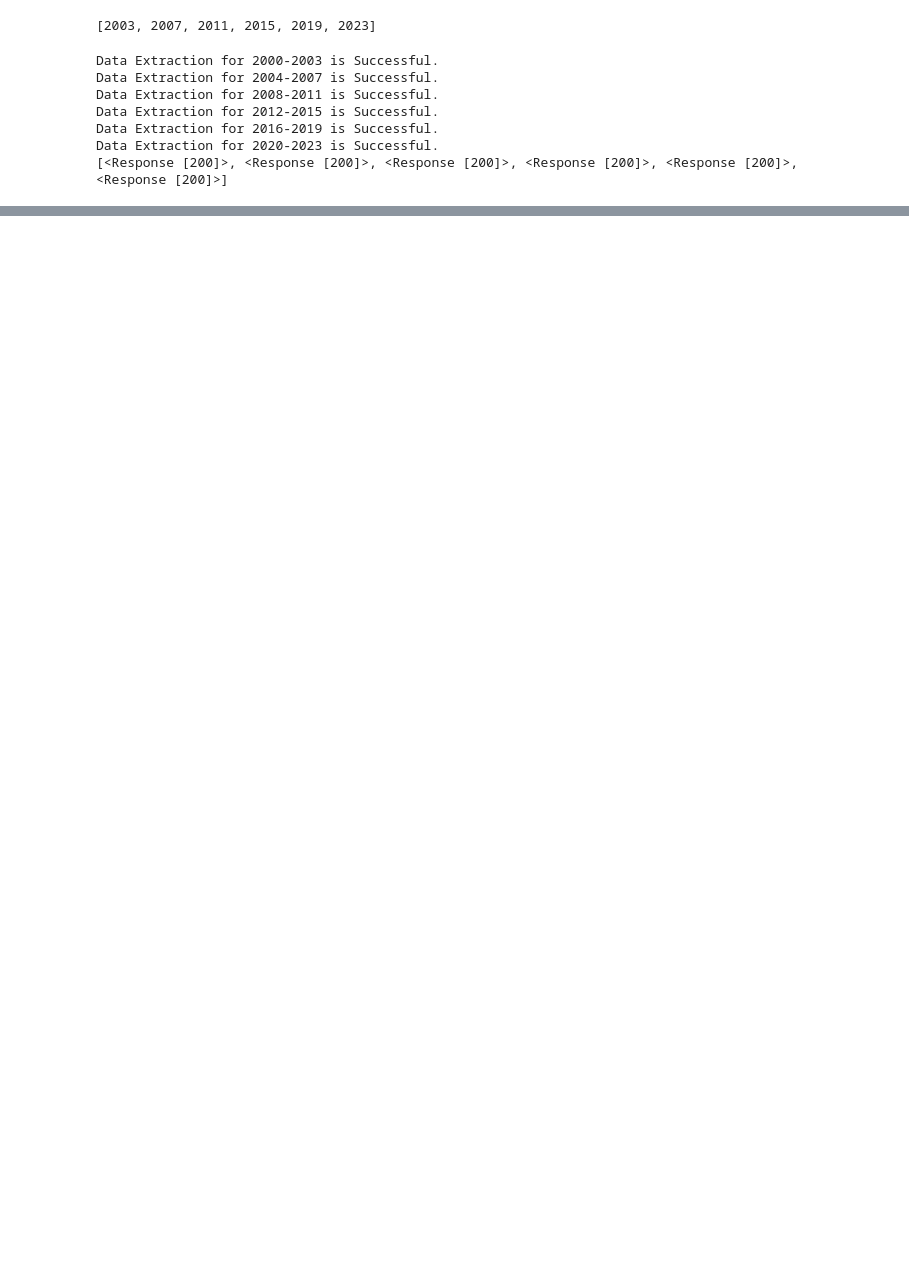
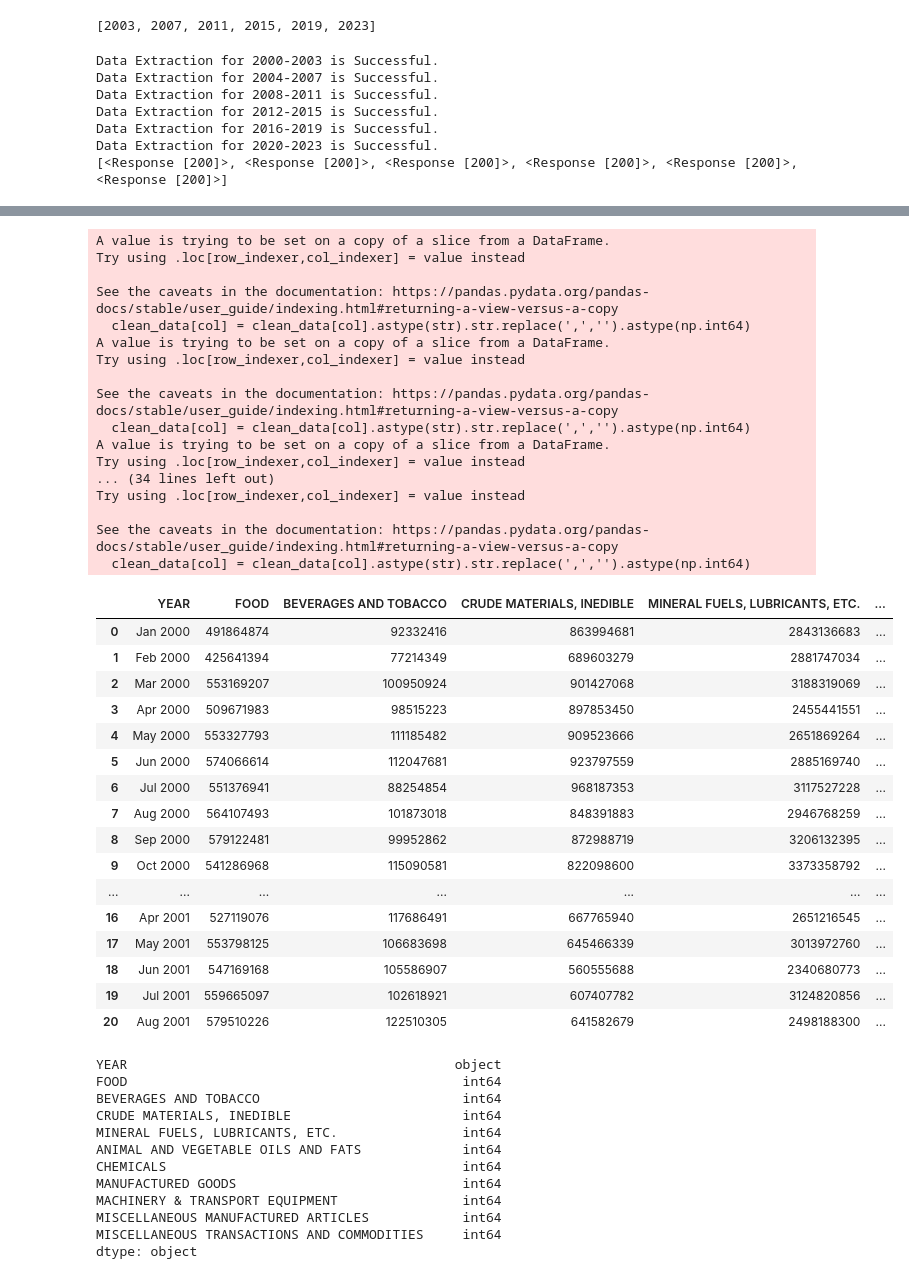
Before and after one commit to jhwong97/wqd7002-forecasting-export-project, a Jupyter notebook: data-extraction-concept.ipynb, the cells around one changed output, grey strips where cells are left out. Saved outputs shown, nothing was run; the diff lists cells and outputs as text; code cells hidden in the pictures; blank space fills up the shorter version.

```diff
--- a/data-extraction-concept.ipynb
+++ b/data-extraction-concept.ipynb
@@ -154,0 +165,60 @@ display(data.head())
+# %%
+# Data Cleaning Part
+# Remove rows that contain the total value of a year
+clean_data = data[data['YEAR'].apply(lambda x: '-' not in x)]
+
+column_names = clean_data.columns.to_list()
+del column_names[0]
+
+for col in column_names:
+    clean_data[col] = clean_data[col].astype(str).str.replace(',','').astype(np.int64)
+
+display(clean_data.head(20))
+print(clean_data.dtypes)
+# %% [output]
+A value is trying to be set on a copy of a slice from a DataFrame.
+Try using .loc[row_indexer,col_indexer] = value instead
+
+See the caveats in the documentation: https://pandas.pydata.org/pandas-docs/stable/user_guide/indexing.html#returning-a-view-versus-a-copy
+  clean_data[col] = clean_data[col].astype(str).str.replace(',','').astype(np.int64)
+A value is trying to be set on a copy of a slice from a DataFrame.
+Try using .loc[row_indexer,col_indexer] = value instead
+
+See the caveats in the documentation: https://pandas.pydata.org/pandas-docs/stable/user_guide/indexing.html#returning-a-view-versus-a-copy
+  clean_data[col] = clean_data[col].astype(str).str.replace(',','').astype(np.int64)
+A value is trying to be set on a copy of a slice from a DataFrame.
+Try using .loc[row_indexer,col_indexer] = value instead
+... (34 lines left out)
+Try using .loc[row_indexer,col_indexer] = value instead
+
+See the caveats in the documentation: https://pandas.pydata.org/pandas-docs/stable/user_guide/indexing.html#returning-a-view-versus-a-copy
+  clean_data[col] = clean_data[col].astype(str).str.replace(',','').astype(np.int64)
+|  | YEAR | FOOD | BEVERAGES AND TOBACCO | CRUDE MATERIALS, INEDIBLE | MINERAL FUELS, LUBRICANTS, ETC. | ... |
+| 0 | Jan 2000 | 491864874 | 92332416 | 863994681 | 2843136683 | ... |
+| 1 | Feb 2000 | 425641394 | 77214349 | 689603279 | 2881747034 | ... |
+| 2 | Mar 2000 | 553169207 | 100950924 | 901427068 | 3188319069 | ... |
+| 3 | Apr 2000 | 509671983 | 98515223 | 897853450 | 2455441551 | ... |
+| 4 | May 2000 | 553327793 | 111185482 | 909523666 | 2651869264 | ... |
+| 5 | Jun 2000 | 574066614 | 112047681 | 923797559 | 2885169740 | ... |
+| 6 | Jul 2000 | 551376941 | 88254854 | 968187353 | 3117527228 | ... |
+| 7 | Aug 2000 | 564107493 | 101873018 | 848391883 | 2946768259 | ... |
+| 8 | Sep 2000 | 579122481 | 99952862 | 872988719 | 3206132395 | ... |
+| 9 | Oct 2000 | 541286968 | 115090581 | 822098600 | 3373358792 | ... |
+| ... | ... | ... | ... | ... | ... | ... |
+| 16 | Apr 2001 | 527119076 | 117686491 | 667765940 | 2651216545 | ... |
+| 17 | May 2001 | 553798125 | 106683698 | 645466339 | 3013972760 | ... |
+| 18 | Jun 2001 | 547169168 | 105586907 | 560555688 | 2340680773 | ... |
+| 19 | Jul 2001 | 559665097 | 102618921 | 607407782 | 3124820856 | ... |
+| 20 | Aug 2001 | 579510226 | 122510305 | 641582679 | 2498188300 | ... |
+YEAR                                          object
+FOOD                                           int64
+BEVERAGES AND TOBACCO                          int64
+CRUDE MATERIALS, INEDIBLE                      int64
+MINERAL FUELS, LUBRICANTS, ETC.                int64
+ANIMAL AND VEGETABLE OILS AND FATS             int64
+CHEMICALS                                      int64
+MANUFACTURED GOODS                             int64
+MACHINERY & TRANSPORT EQUIPMENT                int64
+MISCELLANEOUS MANUFACTURED ARTICLES            int64
+MISCELLANEOUS TRANSACTIONS AND COMMODITIES     int64
+dtype: object
```
Also changed, not shown: parts of 3 cells of this notebook.
